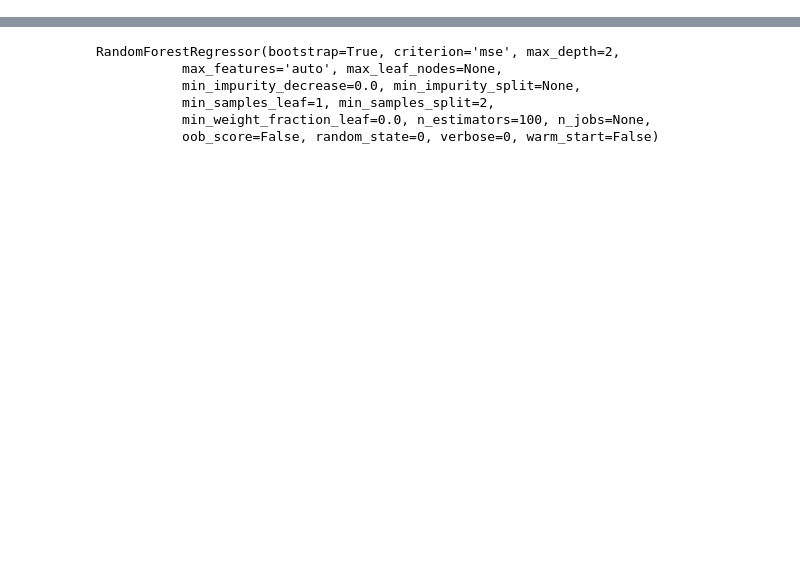
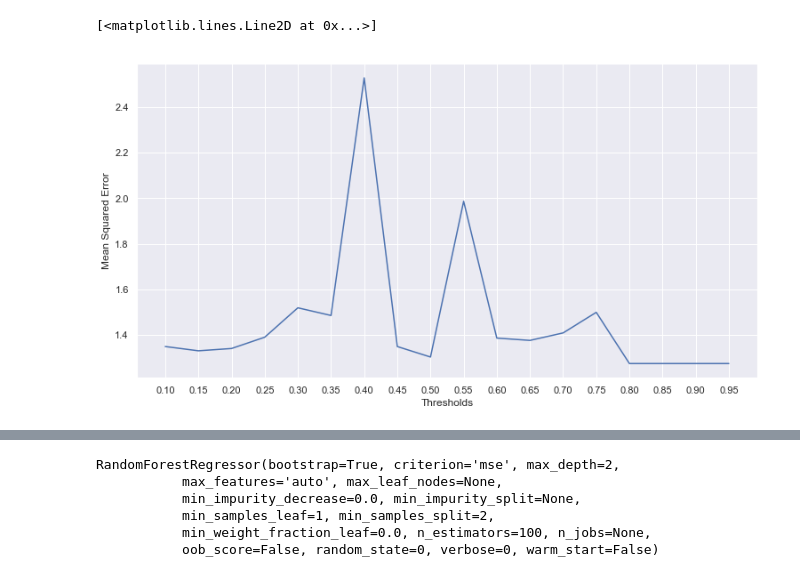
Before and after one commit to alchemist5617/Climate-Network, a Jupyter notebook: Network Predictive Power.ipynb, the cells around one changed output, grey strips where cells are left out. Saved outputs shown, nothing was run; the diff lists cells and outputs as text; code cells hidden in the pictures; blank space fills up the shorter version.

```diff
--- a/Network Predictive Power.ipynb
+++ b/Network Predictive Power.ipynb
@@ -26,0 +126,10 @@ eigenvector = dict(nx.eigenvector_centrality(G, max_iter = 1000))
+# %%
+fig, ax = plt.subplots()
+fig.set_size_inches(12.5, 6.5)
+plt.ylabel("Mean Squared Error")
+plt.xlabel("Thresholds")
+plt.xticks(r)
+plt.plot(r,MSE)
+# %% [output]
+[<matplotlib.lines.Line2D at 0x...>]
+[figure, added]
```
Also changed, not shown: parts of 44 cells of this notebook.
